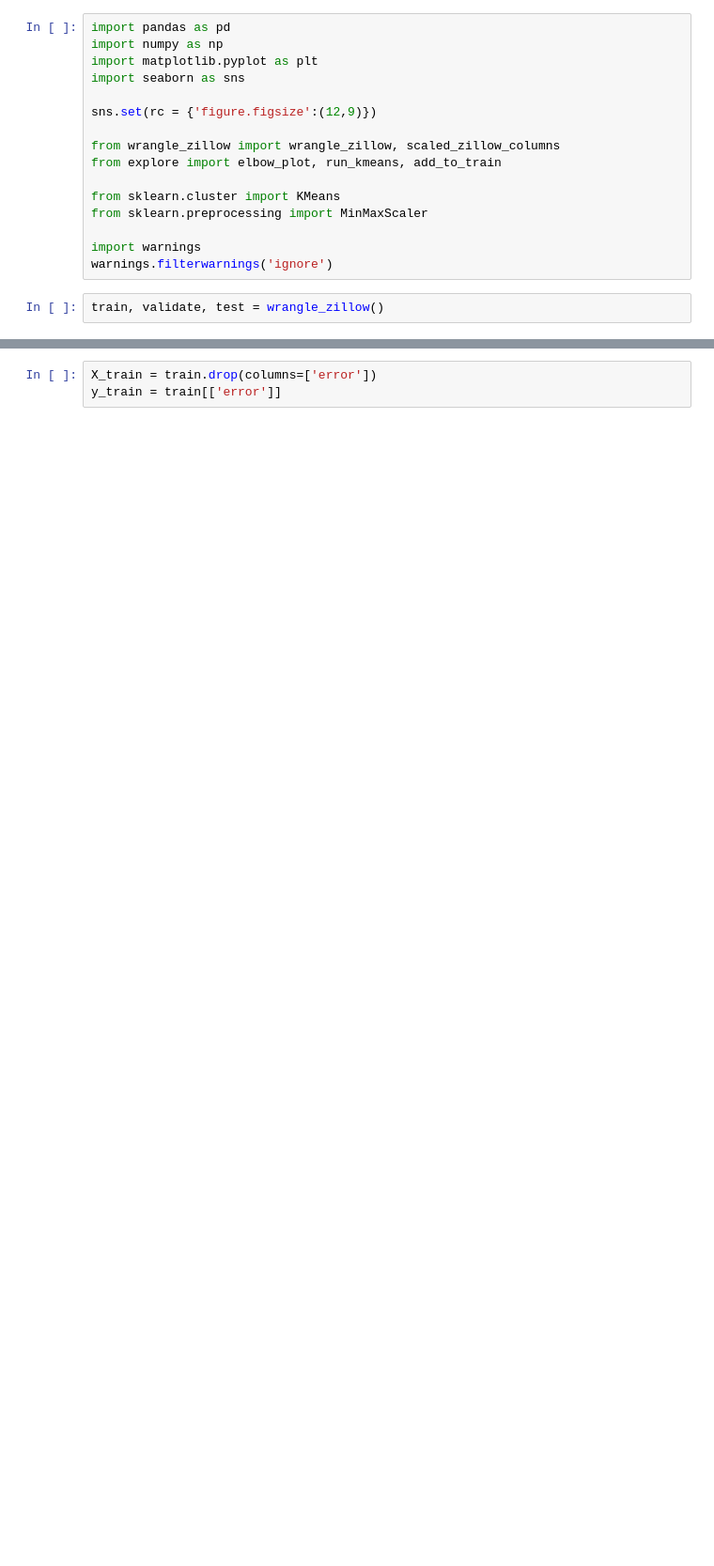
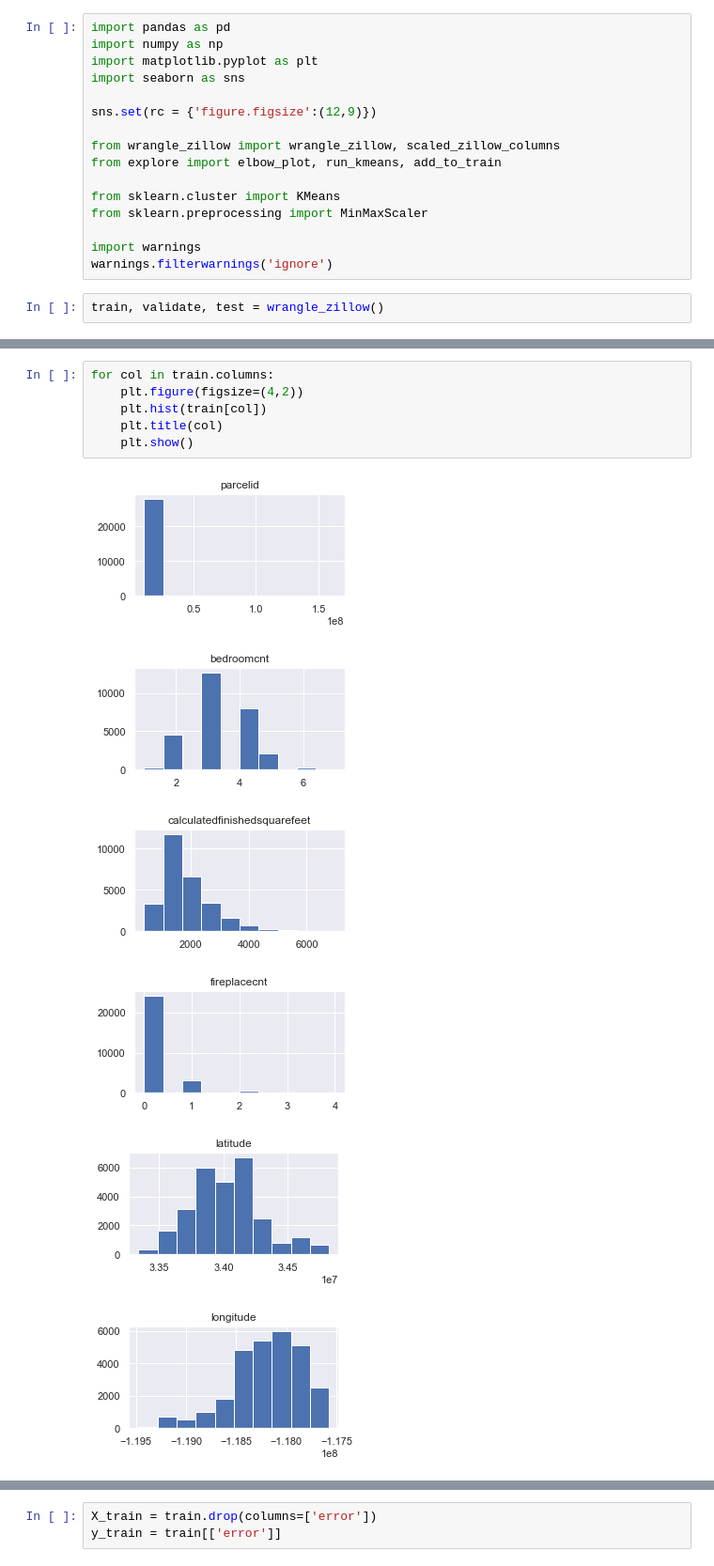
Before and after one commit to dlmitc3/Zillow_Clustering_Project-, a Jupyter notebook: zillow_explore.ipynb, the cells around one changed output, grey strips where cells are left out. Shown at 94% size. Cells and saved outputs as stored; diff of their text form; blank space fills up the shorter version.

```diff
--- a/zillow_explore.ipynb
+++ b/zillow_explore.ipynb
@@ -18,0 +29,13 @@ train, validate, test = wrangle_zillow()
+# %%
+for col in train.columns:
+    plt.figure(figsize=(4,2))
+    plt.hist(train[col])
+    plt.title(col)
+    plt.show()
+# %% [output]
+[figure, added]
+[figure, added]
+[figure, added]
+[figure, added]
+[figure, added]
+[figure, added]
```
Also changed, not shown: parts of 47 cells of this notebook.
